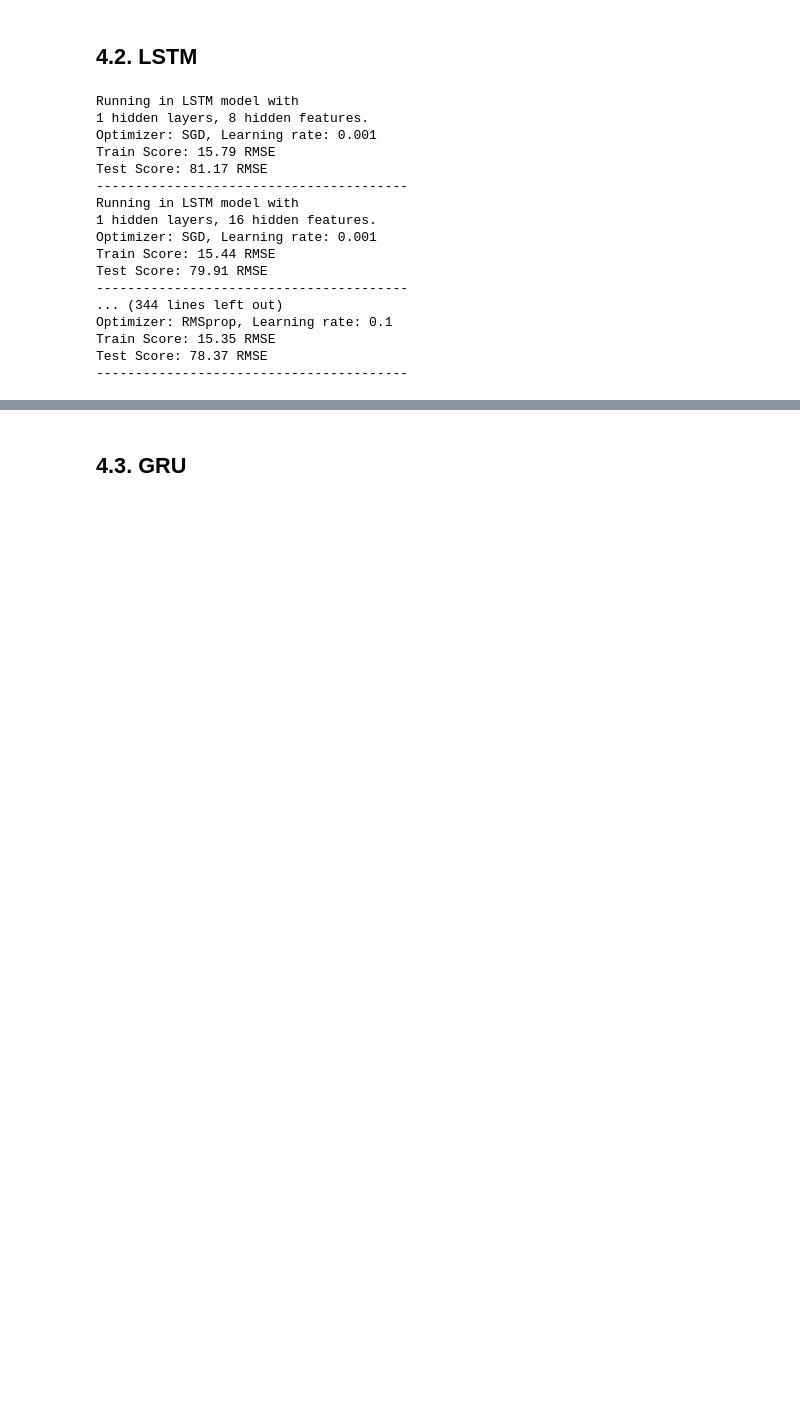
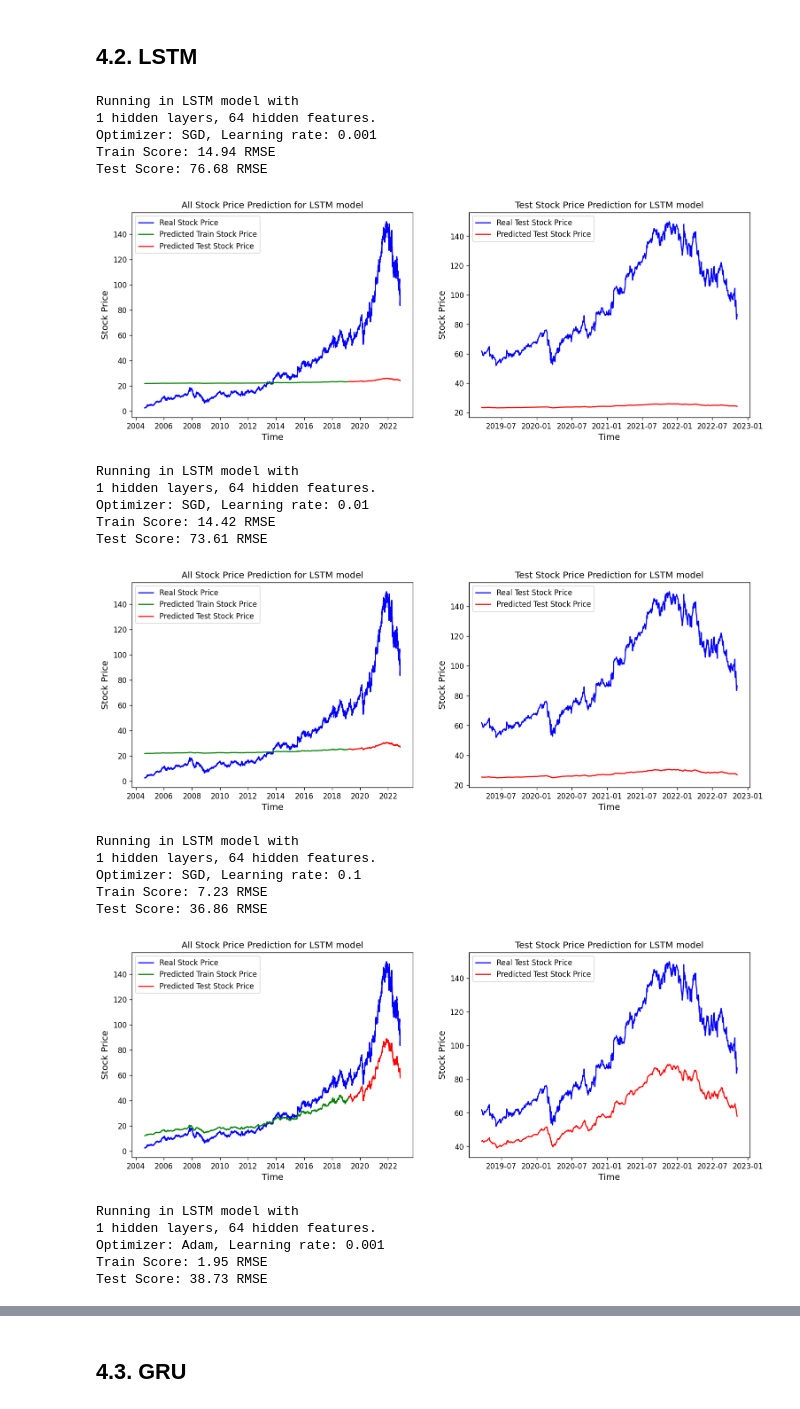
Before and after one commit to immaxyy/dlf_assignment3, a Jupyter notebook: DLF_Assignment3.ipynb, the cells around one changed output, grey strips where cells are left out. Cells and saved outputs as stored; diff of their text form; code cells hidden in the pictures; blank space fills up the shorter version.

```diff
--- a/DLF_Assignment3.ipynb
+++ b/DLF_Assignment3.ipynb
@@ -472,23 +512,28 @@ Test Score: 78.41 RMSE
 # %%
 for opt in OPTIMIZER:
     for lr in LEARNING_RATE:
-        for h_size in HIDDEN_SIZE:
-            run_different_optimizers(MODEL[1], h_size, opt, lr)
+        run_different_optimizers(MODEL[1], NUM_LAYERS, HIDDEN_SIZE, opt, lr)
 # %% [output]
 Running in LSTM model with
-1 hidden layers, 8 hidden features.
+1 hidden layers, 64 hidden features.
 Optimizer: SGD, Learning rate: 0.001
-Train Score: 15.79 RMSE
-Test Score: 81.17 RMSE
-----------------------------------------
-Running in LSTM model with
-1 hidden layers, 16 hidden features.
-Optimizer: SGD, Learning rate: 0.001
-Train Score: 15.44 RMSE
-Test Score: 79.91 RMSE
-----------------------------------------
-... (344 lines left out)
-Optimizer: RMSprop, Learning rate: 0.1
-Train Score: 15.35 RMSE
-Test Score: 78.37 RMSE
-----------------------------------------
+Train Score: 14.94 RMSE
+Test Score: 76.68 RMSE
+[figure, added]
+Running in LSTM model with
+1 hidden layers, 64 hidden features.
+Optimizer: SGD, Learning rate: 0.01
+Train Score: 14.42 RMSE
+Test Score: 73.61 RMSE
+[figure, added]
+Running in LSTM model with
+1 hidden layers, 64 hidden features.
+Optimizer: SGD, Learning rate: 0.1
+Train Score: 7.23 RMSE
+Test Score: 36.86 RMSE
+[figure, added]
+Running in LSTM model with
+1 hidden layers, 64 hidden features.
+Optimizer: Adam, Learning rate: 0.001
+Train Score: 1.95 RMSE
+Test Score: 38.73 RMSE
```
Also changed, not shown: parts of 14 cells of this notebook.
